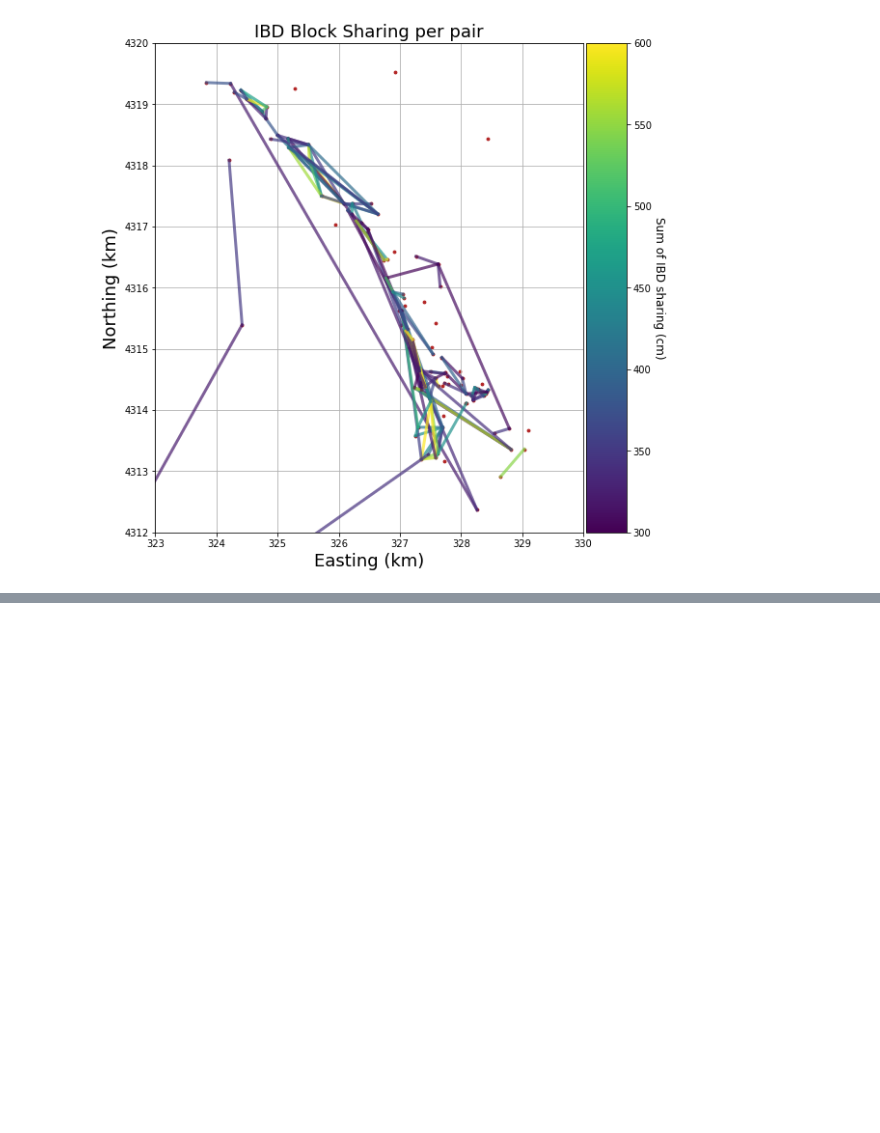
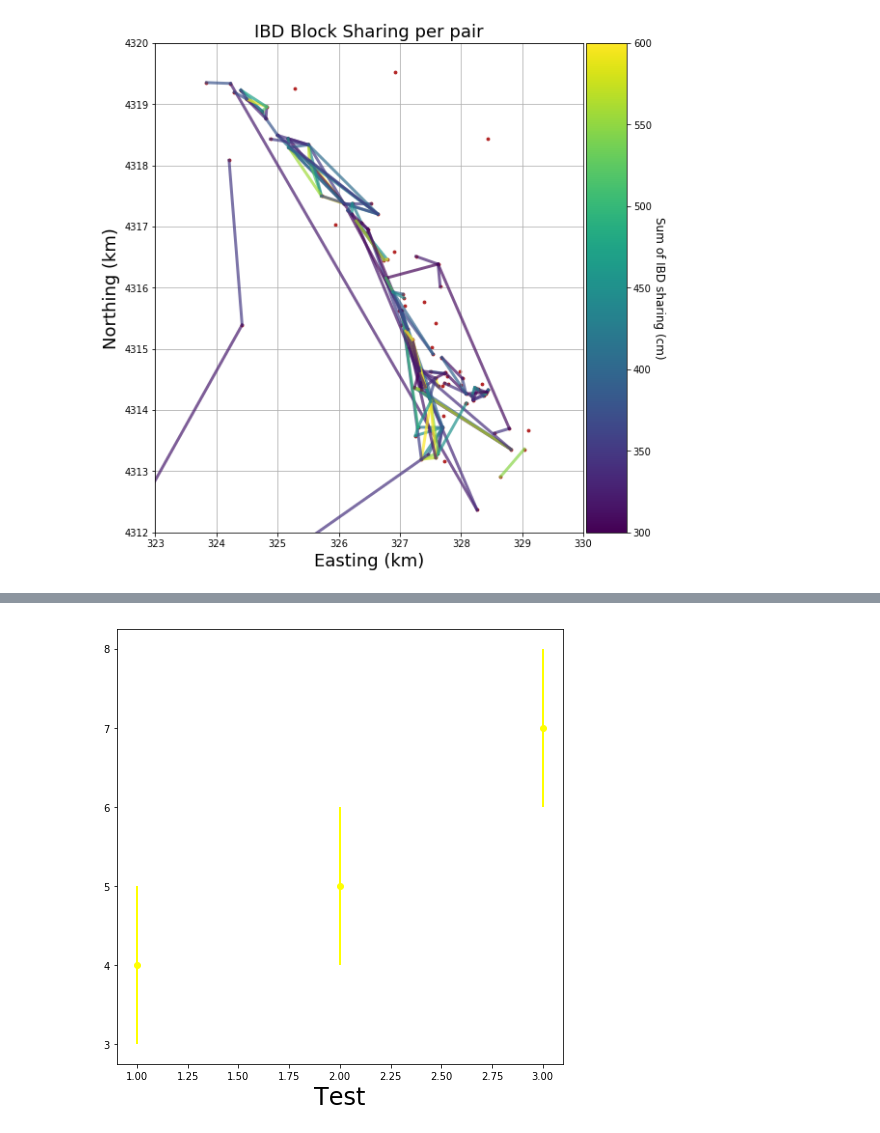
Before and after one commit to hringbauer/Boechera_Analysis, a Jupyter notebook: Notebooks/geo_decay_ibd.ipynb, the cells around one changed output, grey strips where cells are left out. Cells and saved outputs as stored; diff of their text form; code cells hidden in the pictures; blank space fills up the shorter version.

```diff
--- a/Notebooks/geo_decay_ibd.ipynb
+++ b/Notebooks/geo_decay_ibd.ipynb
@@ -631,0 +767,10 @@ plt.show()
+# %%
+plt.figure(figsize=(8,8))
+x=[1,2,3]
+y=[4,5,7]
+ye=[1,1,1]
+plt.errorbar(x, y, yerr=ye, color="yellow", fmt='o', linewidth=2)
+plt.xlabel("Test", fontsize=24)
+plt.show()
+# %% [output]
+[figure, added]
```
Also changed, not shown: parts of 13 cells of this notebook, 4 other files.
